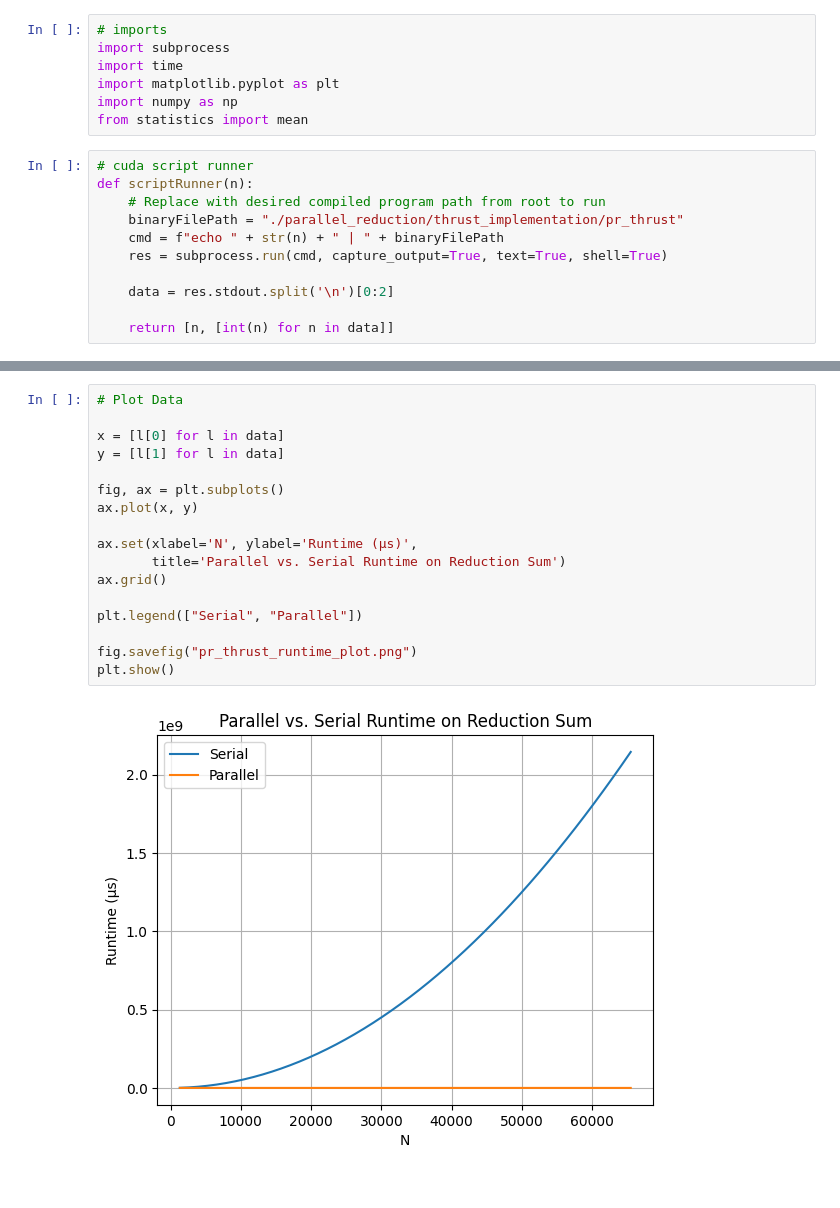
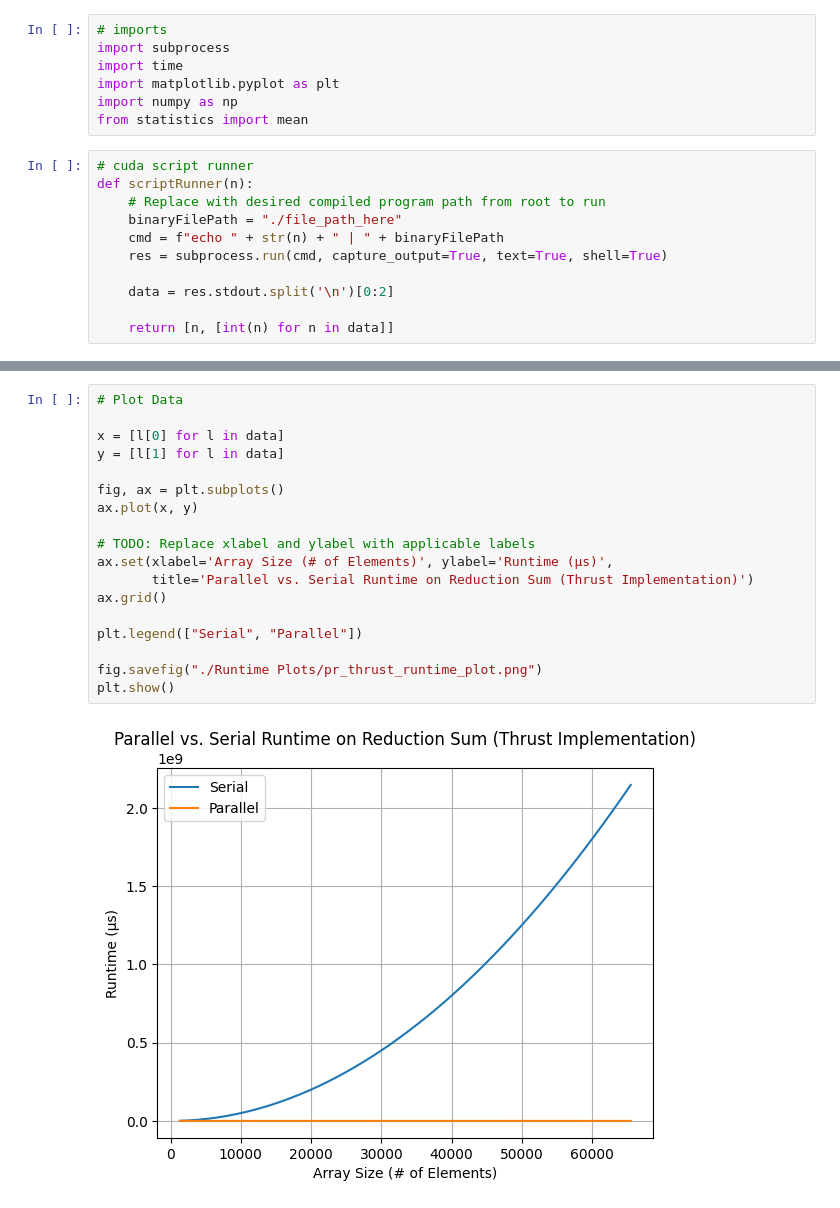
Before and after one commit to csplatti/cuda-programming, a Jupyter notebook: dataPlot.ipynb, the cells around one changed output, grey strips where cells are left out. Drawn from its saved outputs; the diff is of its cells as text.

```diff
--- a/dataPlot.ipynb
+++ b/dataPlot.ipynb
@@ -11,7 +11,7 @@ from statistics import mean
 # cuda script runner
 def scriptRunner(n):
     # Replace with desired compiled program path from root to run
-    binaryFilePath = "./parallel_reduction/thrust_implementation/pr_thrust"
+    binaryFilePath = "./file_path_here"
     cmd = f"echo " + str(n) + " | " + binaryFilePath
     res = subprocess.run(cmd, capture_output=True, text=True, shell=True)
 
@@ -35,19 +35,20 @@ print(data)
 # %%
 # Plot Data
 
 x = [l[0] for l in data]
 y = [l[1] for l in data]
 
 fig, ax = plt.subplots()
 ax.plot(x, y)
 
-ax.set(xlabel='N', ylabel='Runtime (µs)',
-       title='Parallel vs. Serial Runtime on Reduction Sum')
+# TODO: Replace xlabel and ylabel with applicable labels
+ax.set(xlabel='Array Size (# of Elements)', ylabel='Runtime (µs)',
+       title='Parallel vs. Serial Runtime on Reduction Sum (Thrust Implementation)')
 ax.grid()
 
 plt.legend(["Serial", "Parallel"])
 
-fig.savefig("pr_thrust_runtime_plot.png")
+fig.savefig("./Runtime Plots/pr_thrust_runtime_plot.png")
 plt.show()
 # %% [output]
-[figure, old version]
+[figure, new version]
```
Also changed, not shown: parts of 1 cell of this notebook, 7 other files.
